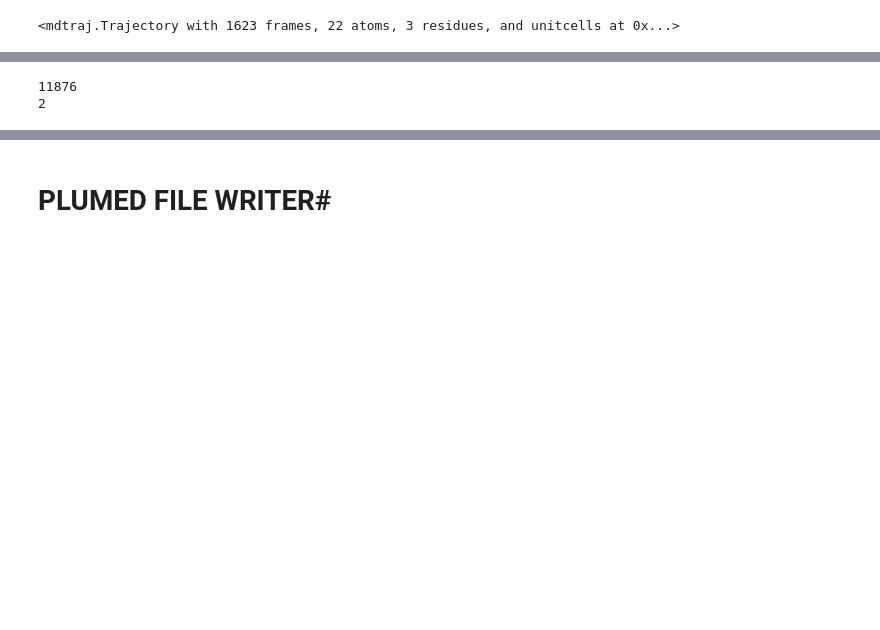
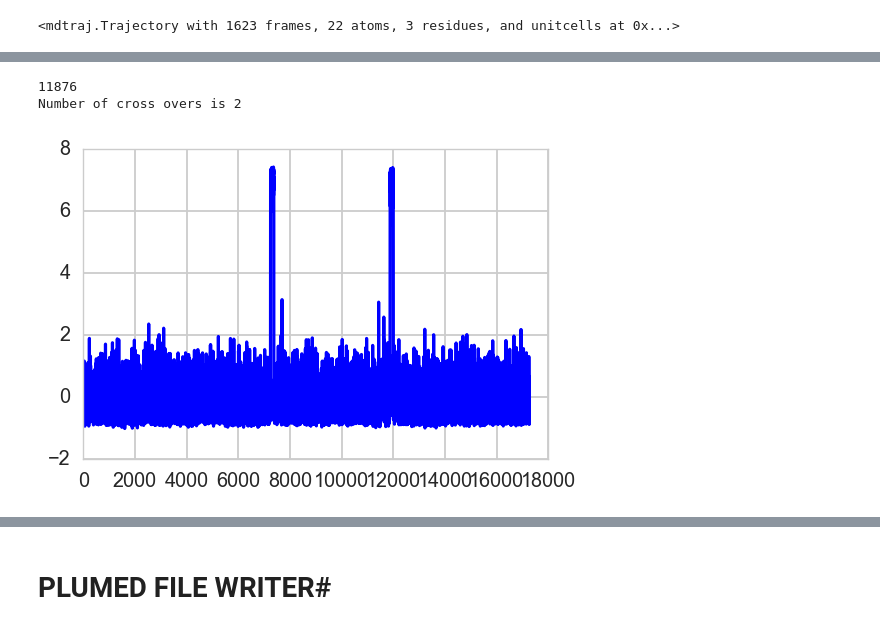
Before and after one commit to msultan/tica_metadynamics_paper_1, a Jupyter notebook: alanine_examples/ipynb/alanine_metadynamics.ipynb, the cells around one changed output, grey strips where cells are left out. Drawn from its saved outputs; the diff is of its cells as text; code cells hidden in the pictures; blank space fills up the shorter version.

```diff
--- a/alanine_examples/ipynb/alanine_metadynamics.ipynb
+++ b/alanine_examples/ipynb/alanine_metadynamics.ipynb
@@ -247,18 +285,22 @@ Populating the interactive namespace from numpy and matplotlib
 # %%
 cross_overs=0
+for i in prj.tica_feat:
+    plot(i)
+
 data=np.where(np.concatenate(prj.tica_feat[0])>5)[0]
 for ind,i in enumerate(data):
     if ind==0:
         cross_overs += 1
         continue
     elif data[ind-1]==i-1:
         continue
     else:
         print(i)
         cross_overs +=1
-print(cross_overs)
+print("Number of cross overs is", cross_overs)
 # %% [output]
 11876
-2
+Number of cross overs is 2
+[figure, added]
 # %%
 cross_overs=0
```
Also changed, not shown: parts of 7 cells of this notebook, 26 other files.
